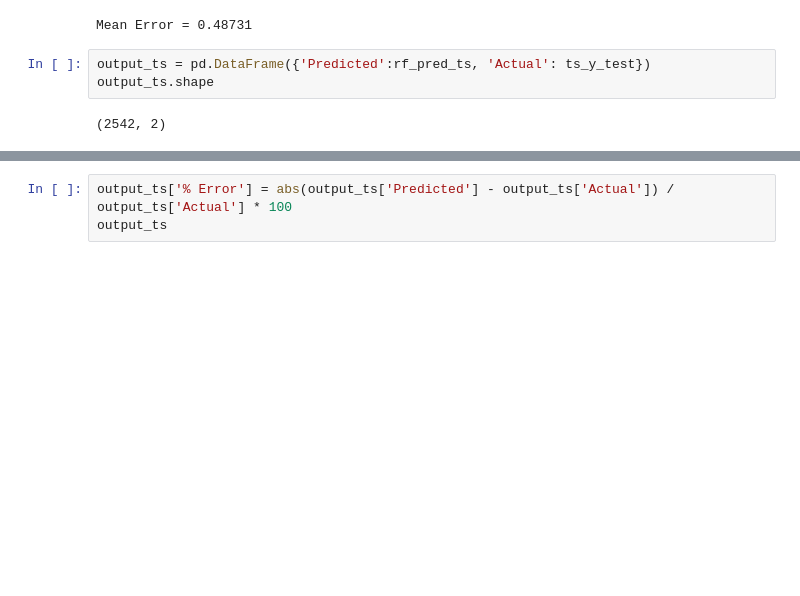
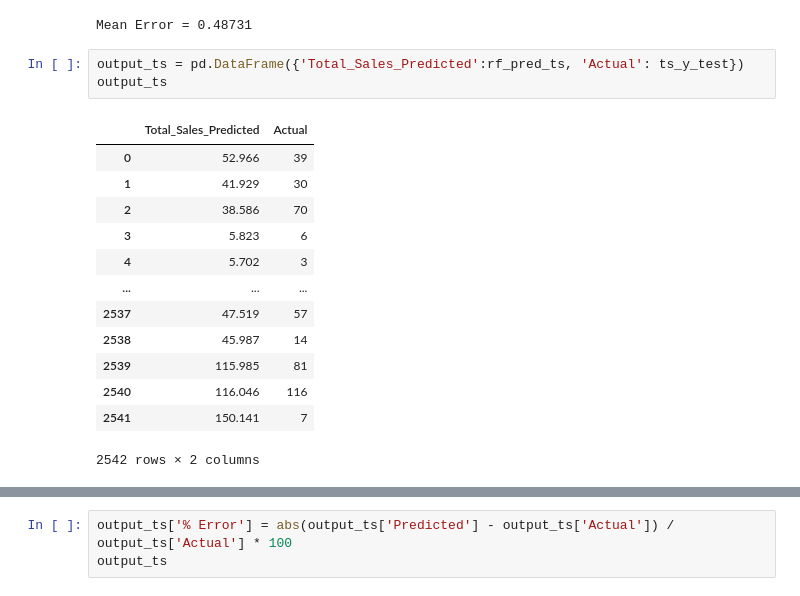
Before and after one commit to FinalProject-2021/Housing_Valuation, a Jupyter notebook: random_forest_regressor_am.ipynb, the cells around one changed output, grey strips where cells are left out. Drawn from its saved outputs; the diff is of its cells as text; blank space fills up the shorter version.

```diff
--- a/random_forest_regressor_am.ipynb
+++ b/random_forest_regressor_am.ipynb
@@ -456,9 +451,21 @@ print('Mean Error = %.5f' % np.sqrt(mean_squared_log_error(ts_y_test, rf_pred_ts
 # %% [output]
 Mean Error = 0.48731
 # %%
-output_ts = pd.DataFrame({'Predicted':rf_pred_ts, 'Actual': ts_y_test})
-output_ts.shape
+output_ts = pd.DataFrame({'Total_Sales_Predicted':rf_pred_ts, 'Actual': ts_y_test})
+output_ts
 # %% [output]
+|  | Total_Sales_Predicted | Actual |
+| 0 | 52.966 | 39 |
+| 1 | 41.929 | 30 |
+| 2 | 38.586 | 70 |
+| 3 | 5.823 | 6 |
+| 4 | 5.702 | 3 |
+| ... | ... | ... |
+| 2537 | 47.519 | 57 |
+| 2538 | 45.987 | 14 |
+| 2539 | 115.985 | 81 |
+| 2540 | 116.046 | 116 |
+| 2541 | 150.141 | 7 |
-(2542, 2)
+2542 rows × 2 columns
 # %%
 # Calculate mean error for each row and add to new column
```
Also changed, not shown: parts of 14 cells of this notebook, 1 other file.
